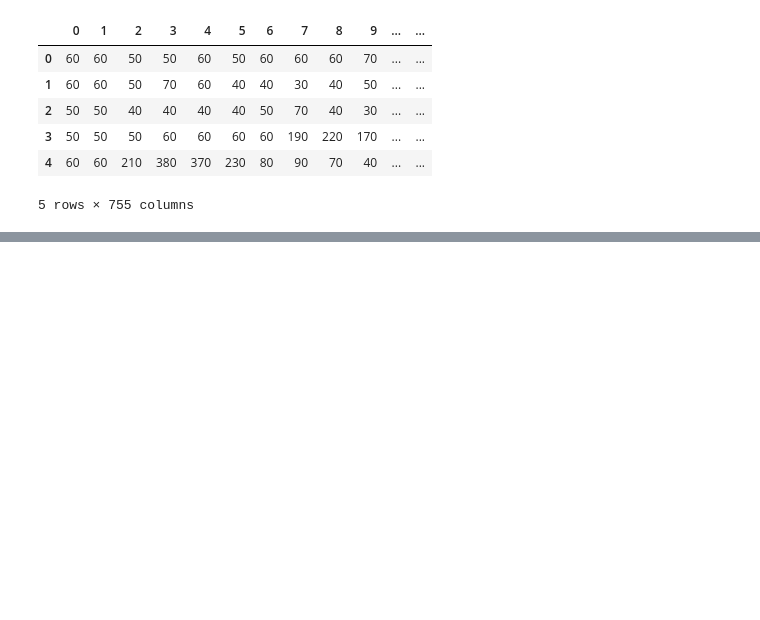
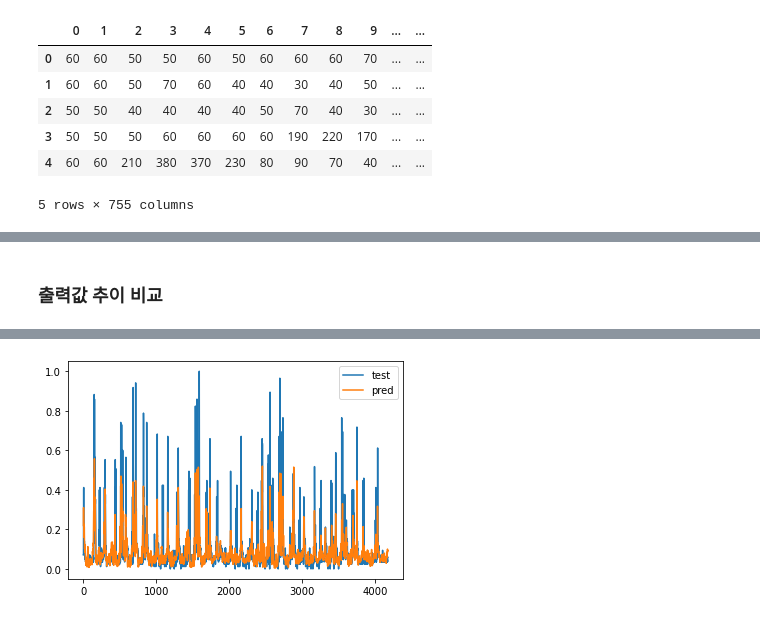
Before and after one commit to ChangZero/TIL, a Jupyter notebook: 머신러닝 데이터 전처리/7(시계열데이터).ipynb, the cells around one changed output, grey strips where cells are left out. Drawn from its saved outputs; the diff is of its cells as text; code cells hidden in the pictures; blank space fills up the shorter version.

```diff
--- a/머신러닝 데이터 전처리/7.ipynb
+++ b/머신러닝 데이터 전처리/7(시계열데이터).ipynb
@@ -523,0 +711,10 @@ dat_event2.head()
+# %% [markdown]
+### 출력값 추이 비교
+# %%
+pred = model.predict(test_vec)
+
+plt.plot(test_vec[:,0], label='test')
+plt.plot(pred[:,0], label='pred')
+plt.legend()
+plt.show()
+# %% [output]
@@ -523,0 +722 @@ dat_event2.head()
+[figure, added]
```
Also changed, not shown: parts of 27 cells of this notebook.
